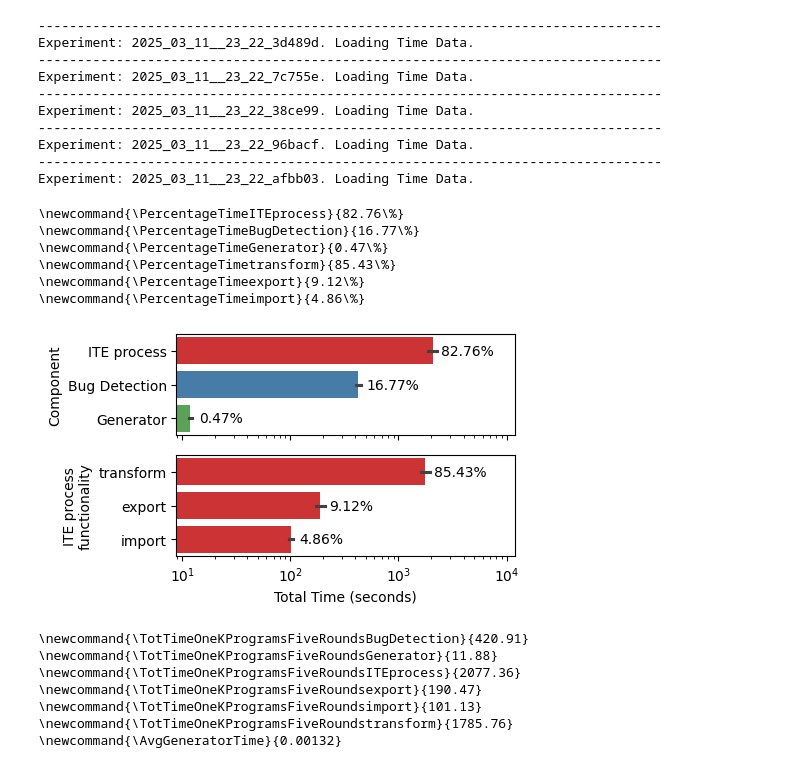
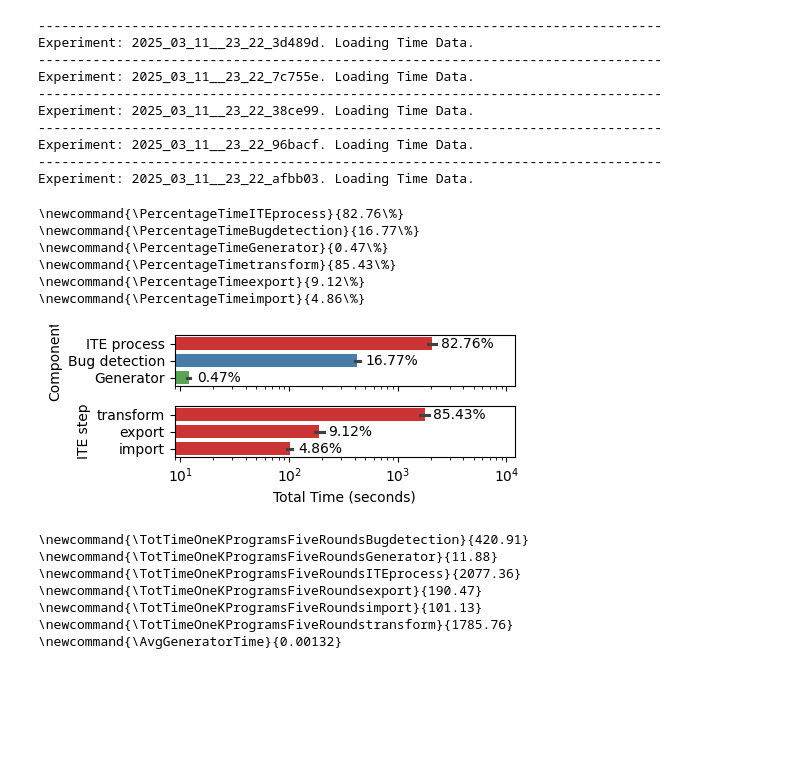
Before and after one commit to sola-st/qite-quantum-platform-testing, a Jupyter notebook: notebooks/028_RQ_Results.ipynb, the cells around one changed output. Cells and saved outputs as stored; diff of their text form; code cells hidden in the pictures; blank space fills up the shorter version.

```diff
--- a/notebooks/028_RQ_Results.ipynb
+++ b/notebooks/028_RQ_Results.ipynb
@@ -1705,12 +1705,12 @@ df_time_combined["component"] = df_time_combined["_folder"].apply(
         "generation_time": "Generator",
         "converter_metadata": "Generator",
         "converter_error": "Generator",
-        "comparison": "Bug Detection",
-        "comparison_1": "Bug Detection",
-        "comparison_2": "Bug Detection",
-        "comparison_3": "Bug Detection",
-        "comparison_4": "Bug Detection",
-        "comparison_5": "Bug Detection"
+        "comparison": "Bug detection",
+        "comparison_1": "Bug detection",
+        "comparison_2": "Bug detection",
+        "comparison_3": "Bug detection",
+        "comparison_4": "Bug detection",
+        "comparison_5": "Bug detection"
     }.get(x, "Unknown")
 )
 
@@ -1748,7 +1748,7 @@ time_type_time = df_time_only_ITE.groupby(['time_type', 'experiment_name'])[
 
 # Create subplots
 fig, axes = plt.subplots(
-    2, 1, figsize=(5, 3),
+    2, 1, figsize=(5, 2),
     sharex=True,
     gridspec_kw={'height_ratios': [3, 3]})
 
@@ -1795,7 +1795,7 @@ sns.barplot(
     x='time', y='time_type', ax=axes[1],
     legend=False, color=sns.color_palette('Set1')[0])
 axes[1].set_xlabel('Total Time (seconds)')
-axes[1].set_ylabel('ITE process\nfunctionality')
+axes[1].set_ylabel('ITE step')
 axes[1].set_xscale('log')
 
 # Add percentage labels on top of each bar for time_type
@@ -1827,36 +1827,36 @@ total_time_per_time_type = time_type_time.groupby(
     ['time_type', 'experiment_name'])['time'].sum().reset_index()
 total_time_per_time_type = total_time_per_time_type.groupby('time_type')[
     'time'].mean().reset_index()
 
 # Print LaTeX commands for sum total time spent in each component
 for _, row in total_time_per_component.iterrows():
     component = ''.join(filter(str.isalpha, row['component']))
     time = row['time']
     print(
         f"\\newcommand{{\\TotTimeOneKProgramsFiveRounds{component}}}{{{time:.2f}}}")
 
 # Print LaTeX commands for sum total time spent in each time_type
 for _, row in total_time_per_time_type.iterrows():
     time_type = ''.join(filter(str.isalpha, row['time_type']))
     time = row['time']
     print(
         f"\\newcommand{{\\TotTimeOneKProgramsFiveRounds{time_type}}}{{{time:.2f}}}")
 
 
 # time to gnerate a program by generator
 component_time = df_time.groupby(['component'])[
     'time'].mean()
 avg_generator_time = component_time['Generator']
 print(f"\\newcommand{{\\AvgGeneratorTime}}{{{avg_generator_time:.5f}}}")
 # %% [output]
 \newcommand{\PercentageTimeITEprocess}{82.76\%}
-\newcommand{\PercentageTimeBugDetection}{16.77\%}
+\newcommand{\PercentageTimeBugdetection}{16.77\%}
 \newcommand{\PercentageTimeGenerator}{0.47\%}
 \newcommand{\PercentageTimetransform}{85.43\%}
 \newcommand{\PercentageTimeexport}{9.12\%}
 \newcommand{\PercentageTimeimport}{4.86\%}
-[figure, old version]
+[figure, new version]
-\newcommand{\TotTimeOneKProgramsFiveRoundsBugDetection}{420.91}
+\newcommand{\TotTimeOneKProgramsFiveRoundsBugdetection}{420.91}
 \newcommand{\TotTimeOneKProgramsFiveRoundsGenerator}{11.88}
 \newcommand{\TotTimeOneKProgramsFiveRoundsITEprocess}{2077.36}
 \newcommand{\TotTimeOneKProgramsFiveRoundsexport}{190.47}
```
Also changed, not shown: parts of 3 cells of this notebook, 24 other files.
